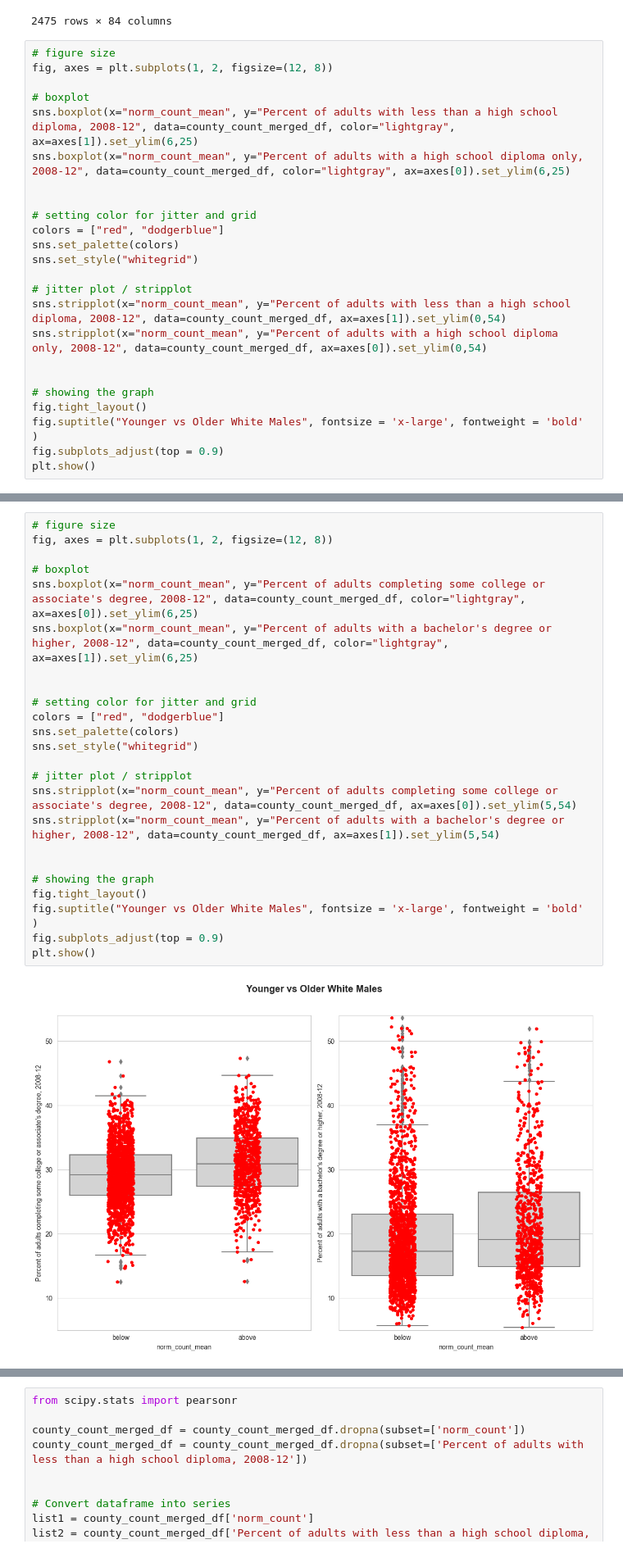
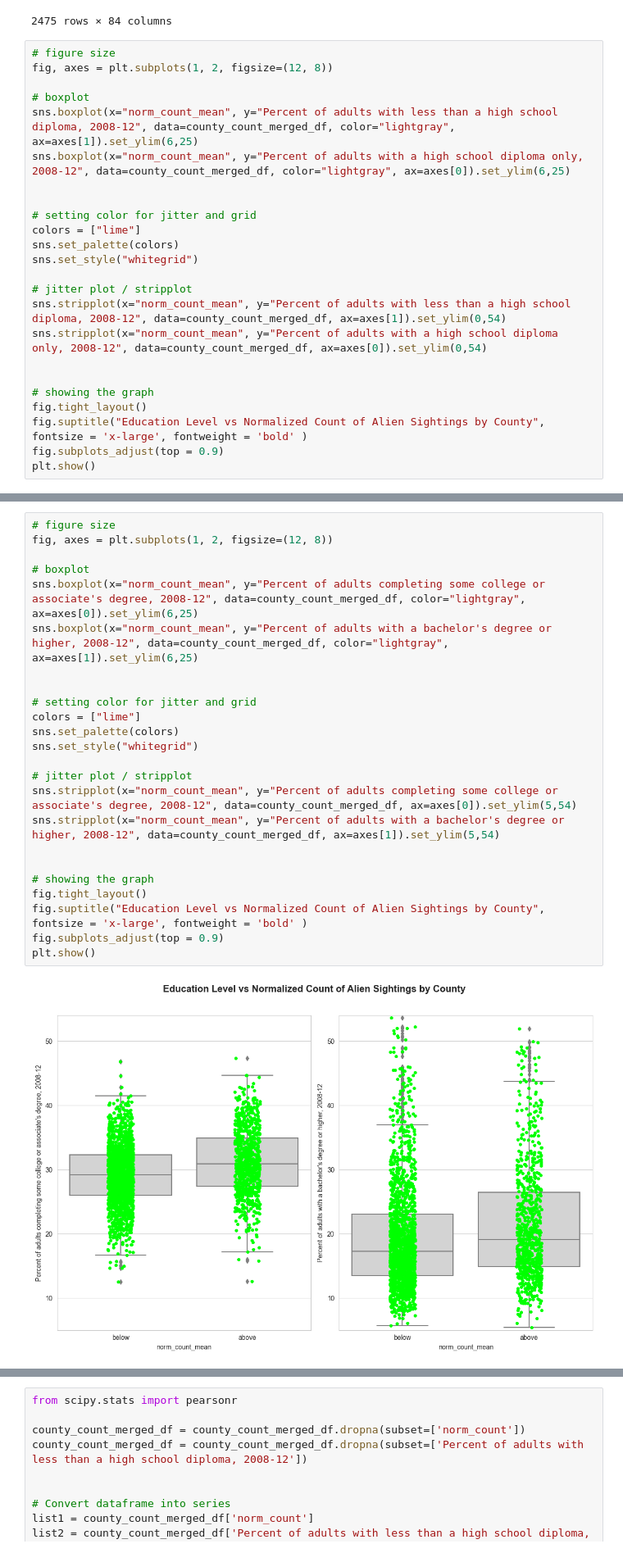
Before and after one commit to maxsohl/GSB521FinalProj, a Jupyter notebook: I see Allens Final Proj.ipynb, the cells around one changed output, grey strips where cells are left out. Shown at 82% size. Cells and saved outputs as stored; diff of their text form.

```diff
--- a/I see Allens Final Proj.ipynb
+++ b/I see Allens Final Proj.ipynb
@@ -401,7 +258,7 @@ sns.boxplot(x="norm_count_mean", y="Percent of adults with a high school diploma
 
 
 # setting color for jitter and grid
-colors = ["red", "dodgerblue"]
+colors = ["lime"]
 sns.set_palette(colors)
 sns.set_style("whitegrid")
 
@@ -412,7 +269,7 @@ sns.stripplot(x="norm_count_mean", y="Percent of adults with a high school diplo
 
 # showing the graph
 fig.tight_layout()
-fig.suptitle("Younger vs Older White Males", fontsize = 'x-large', fontweight = 'bold' )
+fig.suptitle("Education Level vs Normalized Count of Alien Sightings by County", fontsize = 'x-large', fontweight = 'bold' )
 fig.subplots_adjust(top = 0.9)
 plt.show()
 # %% [output]
@@ -420,27 +277,27 @@ plt.show()
 # %%
 # figure size
 fig, axes = plt.subplots(1, 2, figsize=(12, 8))
 
 # boxplot
 sns.boxplot(x="norm_count_mean", y="Percent of adults completing some college or associate's degree, 2008-12", data=county_count_merged_df, color="lightgray", ax=axes[0]).set_ylim(6,25)
 sns.boxplot(x="norm_count_mean", y="Percent of adults with a bachelor's degree or higher, 2008-12", data=county_count_merged_df, color="lightgray", ax=axes[1]).set_ylim(6,25)
 
 
 # setting color for jitter and grid
-colors = ["red", "dodgerblue"]
+colors = ["lime"]
 sns.set_palette(colors)
 sns.set_style("whitegrid")
 
 # jitter plot / stripplot
 sns.stripplot(x="norm_count_mean", y="Percent of adults completing some college or associate's degree, 2008-12", data=county_count_merged_df, ax=axes[0]).set_ylim(5,54)
 sns.stripplot(x="norm_count_mean", y="Percent of adults with a bachelor's degree or higher, 2008-12", data=county_count_merged_df, ax=axes[1]).set_ylim(5,54)
 
 
 # showing the graph
 fig.tight_layout()
-fig.suptitle("Younger vs Older White Males", fontsize = 'x-large', fontweight = 'bold' )
+fig.suptitle("Education Level vs Normalized Count of Alien Sightings by County", fontsize = 'x-large', fontweight = 'bold' )
 fig.subplots_adjust(top = 0.9)
 plt.show()
 # %% [output]
-[figure, old version]
+[figure, new version]
 # %% [markdown]
```
Also changed, not shown: parts of 36 cells of this notebook.
